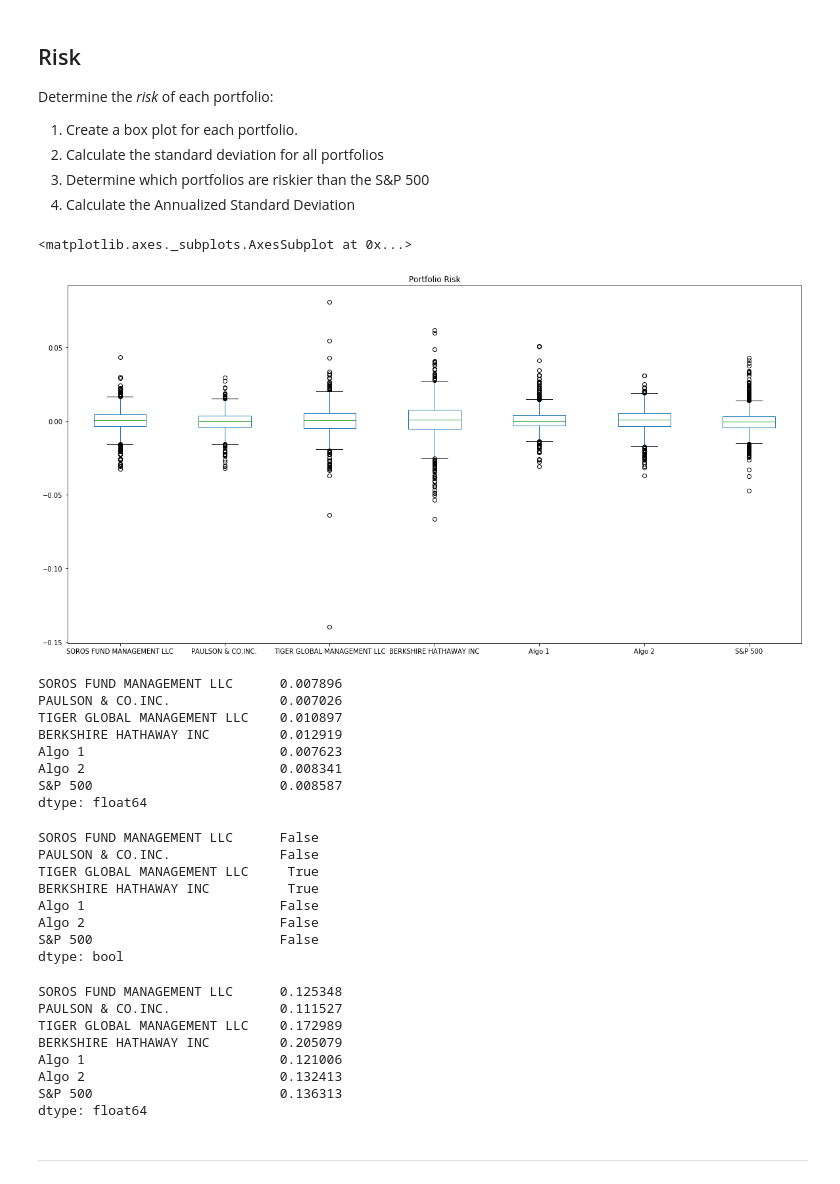
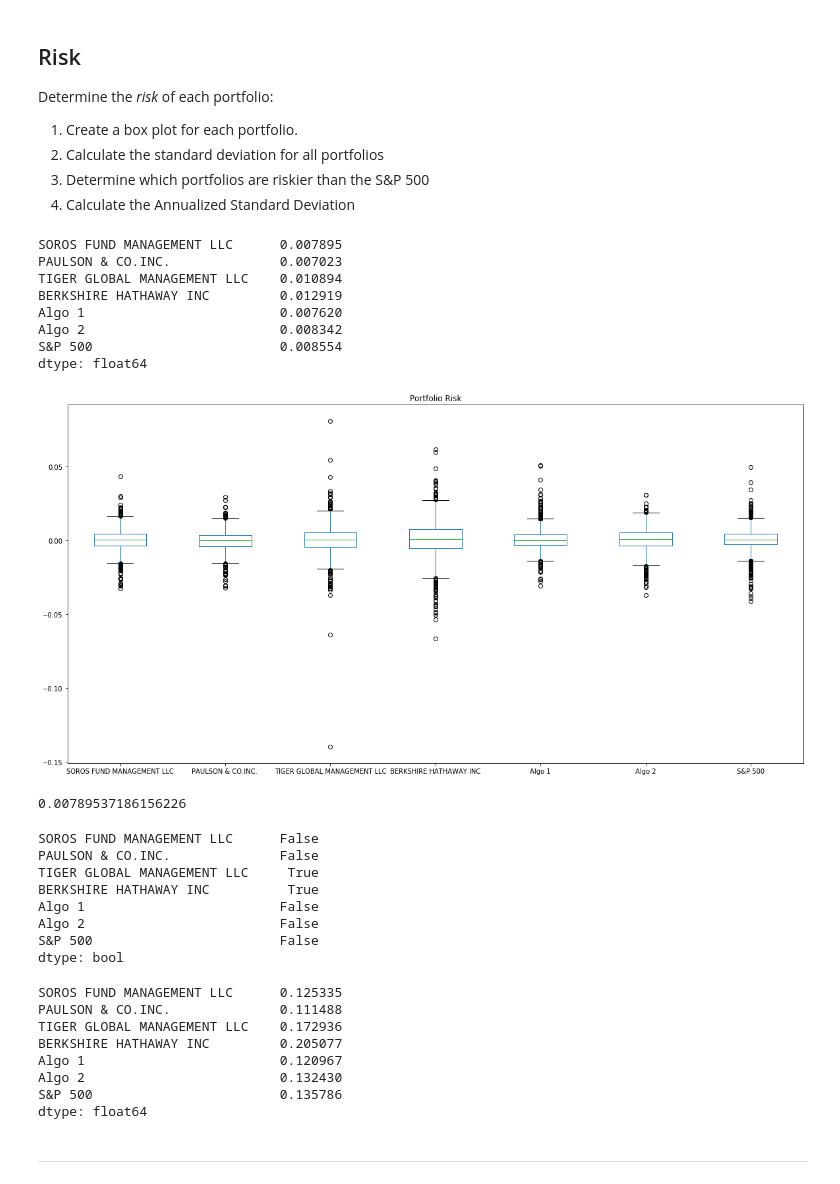
Before and after one commit to amejiali/pandas-homework, a Jupyter notebook: Starter_Code/whale_analysis.ipynb, the cells around one changed output. Saved outputs shown, nothing was run; the diff lists cells and outputs as text; code cells hidden in the pictures.

Commit message:
Code up to annualized std

```diff
--- a/Starter_Code/whale_analysis.ipynb
+++ b/Starter_Code/whale_analysis.ipynb
@@ -236,22 +236,25 @@ Determine the _risk_ of each portfolio:
 # %%
 # Box plot to visually show risk
 # YOUR CODE HERE
+joined_data_cols.plot.box(title="Portfolio Risk",figsize=(20,10))
 # %% [output]
-<matplotlib.axes._subplots.AxesSubplot at 0x...>
+SOROS FUND MANAGEMENT LLC      0.007895
+PAULSON & CO.INC.              0.007023
+TIGER GLOBAL MANAGEMENT LLC    0.010894
+BERKSHIRE HATHAWAY INC         0.012919
+Algo 1                         0.007620
+Algo 2                         0.008342
+S&P 500                        0.008554
+dtype: float64
-[figure, old version]
+[figure, new version]
 # %%
 # Daily Standard Deviations
 # Calculate the standard deviation for each portfolio. Which portfolios are riskier than the S&P 500?
 # YOUR CODE HERE
+daily_std = joined_data_cols.std()
+daily_std[0]
 # %% [output]
-SOROS FUND MANAGEMENT LLC      0.007896
-PAULSON & CO.INC.              0.007026
-TIGER GLOBAL MANAGEMENT LLC    0.010897
-BERKSHIRE HATHAWAY INC         0.012919
-Algo 1                         0.007623
-Algo 2                         0.008341
-S&P 500                        0.008587
-dtype: float64
+0.00789537186156226
 # %%
 # Determine which portfolios are riskier than the S&P 500
 # YOUR CODE HERE
@@ -267,14 +272,16 @@ dtype: bool
 # %%
 # Calculate the annualized standard deviation (252 trading days)
 # YOUR CODE HERE
+annualized_std = daily_std * np.sqrt(252)
+annualized_std
 # %% [output]
-SOROS FUND MANAGEMENT LLC      0.125348
-PAULSON & CO.INC.              0.111527
-TIGER GLOBAL MANAGEMENT LLC    0.172989
-BERKSHIRE HATHAWAY INC         0.205079
-Algo 1                         0.121006
-Algo 2                         0.132413
-S&P 500                        0.136313
+SOROS FUND MANAGEMENT LLC      0.125335
+PAULSON & CO.INC.              0.111488
+TIGER GLOBAL MANAGEMENT LLC    0.172936
+BERKSHIRE HATHAWAY INC         0.205077
+Algo 1                         0.120967
+Algo 2                         0.132430
+S&P 500                        0.135786
 dtype: float64
 # %% [markdown]
 ---
```
Also changed, not shown: parts of 1 cell of this notebook.
